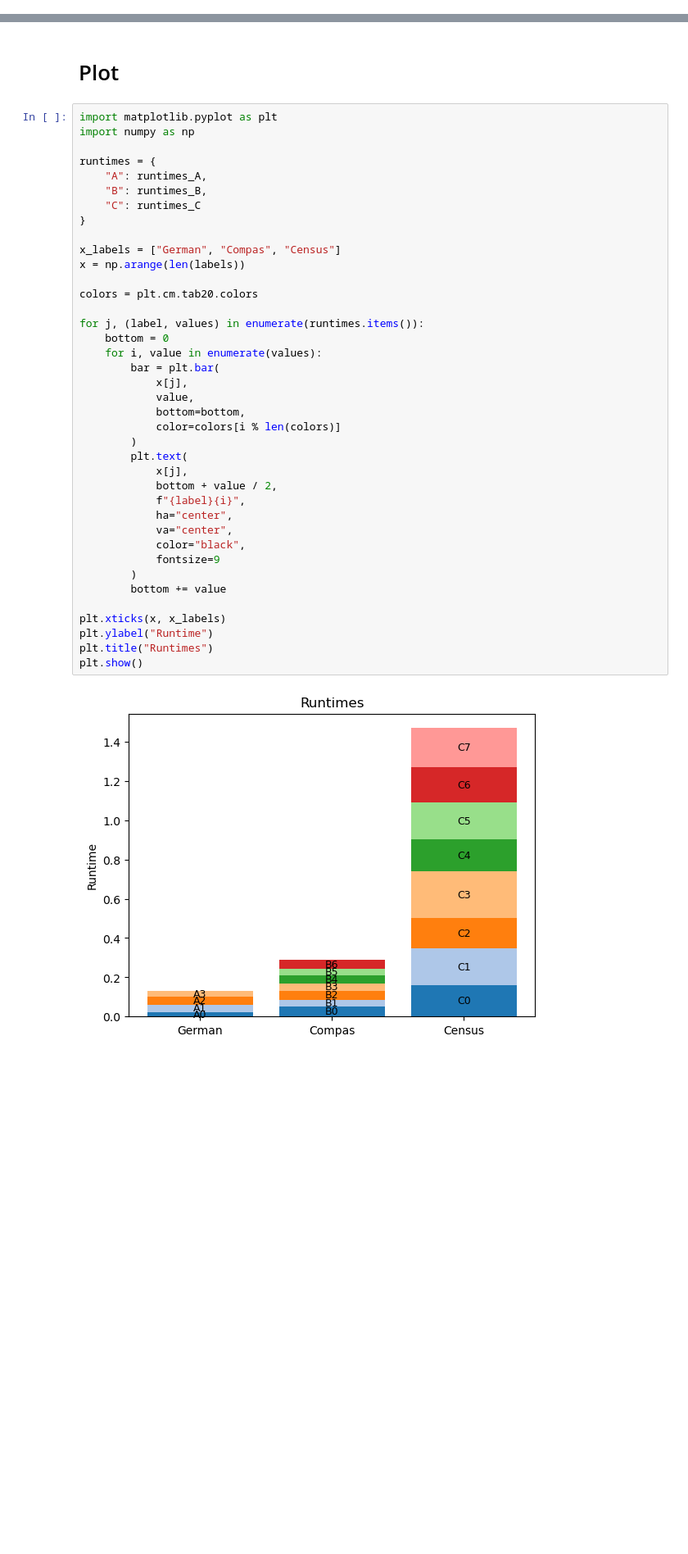
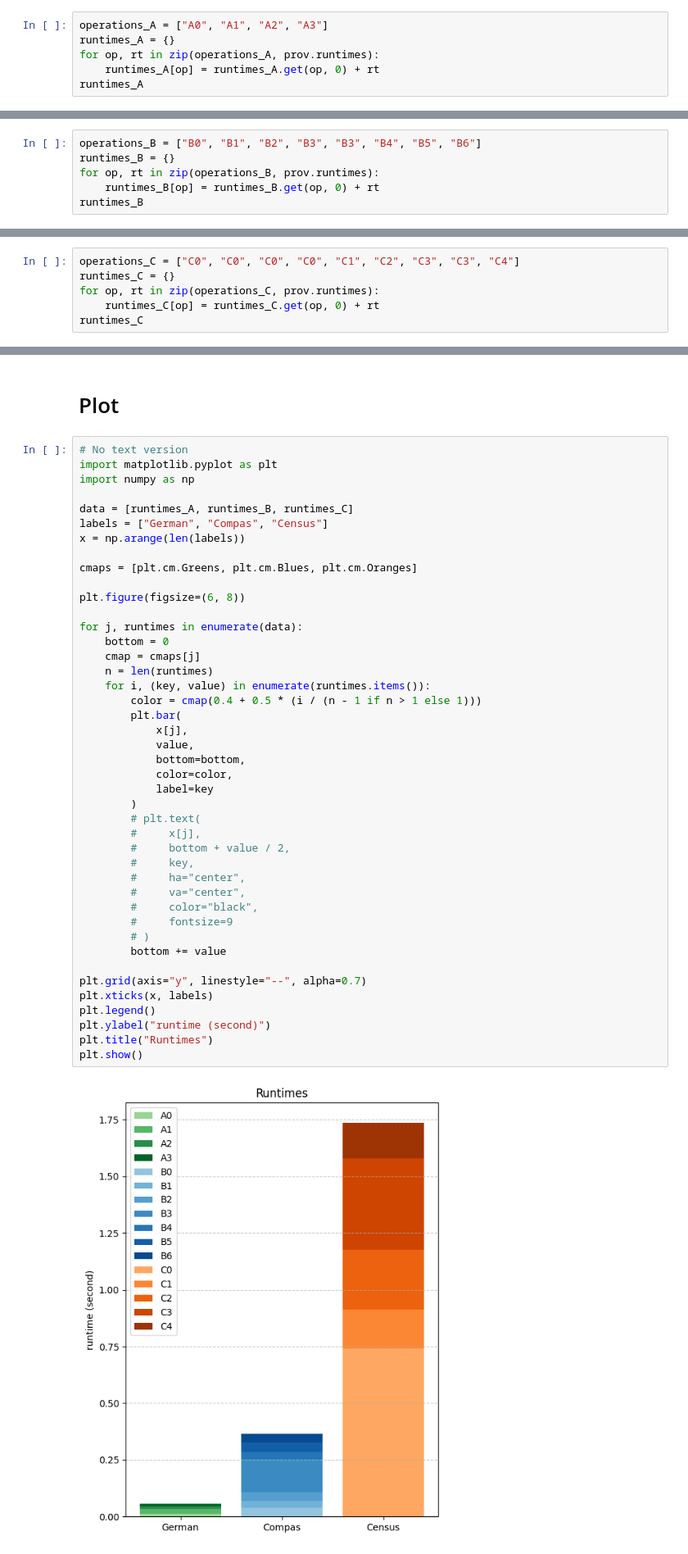
Before and after one commit to yuyan-z/tensor_prov, a Jupyter notebook: examples/evaluation.ipynb, the cells around one changed output, grey strips where cells are left out. Shown at 82% size. Saved outputs shown, nothing was run; the diff lists cells and outputs as text; blank space fills up the shorter version.

```diff
--- a/examples/evaluation.ipynb
+++ b/examples/evaluation.ipynb
@@ -219,0 +197,6 @@ runtimes_A = prov.runtimes
+# %%
+operations_A = ["A0", "A1", "A2", "A3"]
+runtimes_A = {}
+for op, rt in zip(operations_A, prov.runtimes):
+    runtimes_A[op] = runtimes_A.get(op, 0) + rt
+runtimes_A
@@ -534,0 +510,6 @@ runtimes_B = prov.runtimes
+# %%
+operations_B = ["B0", "B1", "B2", "B3", "B3", "B4", "B5", "B6"]
+runtimes_B = {}
+for op, rt in zip(operations_B, prov.runtimes):
+    runtimes_B[op] = runtimes_B.get(op, 0) + rt
+runtimes_B
@@ -687,0 +749,6 @@ runtimes_C = prov.runtimes
+# %%
+operations_C = ["C0", "C0", "C0", "C0", "C1", "C2", "C3", "C3", "C4"]
+runtimes_C = {}
+for op, rt in zip(operations_C, prov.runtimes):
+    runtimes_C[op] = runtimes_C.get(op, 0) + rt
+runtimes_C
@@ -688,43 +761,47 @@ runtimes_C = prov.runtimes
 # %% [markdown]
 # Plot
 # %%
+# No text version
 import matplotlib.pyplot as plt
 import numpy as np
 
-runtimes = {
-    "A": runtimes_A,
-    "B": runtimes_B,
-    "C": runtimes_C
-}
-
-x_labels = ["German", "Compas", "Census"]
+data = [runtimes_A, runtimes_B, runtimes_C]
+labels = ["German", "Compas", "Census"]
 x = np.arange(len(labels))
 
-colors = plt.cm.tab20.colors
+cmaps = [plt.cm.Greens, plt.cm.Blues, plt.cm.Oranges]
 
-for j, (label, values) in enumerate(runtimes.items()):
+plt.figure(figsize=(6, 8))
+
+for j, runtimes in enumerate(data):
     bottom = 0
-    for i, value in enumerate(values):
-        bar = plt.bar(
+    cmap = cmaps[j]
+    n = len(runtimes)
+    for i, (key, value) in enumerate(runtimes.items()):
+        color = cmap(0.4 + 0.5 * (i / (n - 1 if n > 1 else 1)))
+        plt.bar(
             x[j],
             value,
             bottom=bottom,
-            color=colors[i % len(colors)]
+            color=color,
+            label=key
         )
-        plt.text(
-            x[j],
-            bottom + value / 2,
-            f"{label}{i}",
-            ha="center",
-            va="center",
-            color="black",
-            fontsize=9
-        )
+        # plt.text(
+        #     x[j],
+        #     bottom + value / 2,
+        #     key,
+        #     ha="center",
+        #     va="center",
+        #     color="black",
+        #     fontsize=9
+        # )
         bottom += value
 
-plt.xticks(x, x_labels)
-plt.ylabel("Runtime")
+plt.grid(axis="y", linestyle="--", alpha=0.7)
+plt.xticks(x, labels)
+plt.legend()
+plt.ylabel("runtime (second)")
 plt.title("Runtimes")
 plt.show()
 # %% [output]
-[figure, old version]
+[figure, new version]
```
Also changed, not shown: parts of 32 cells of this notebook, 5 other files.
